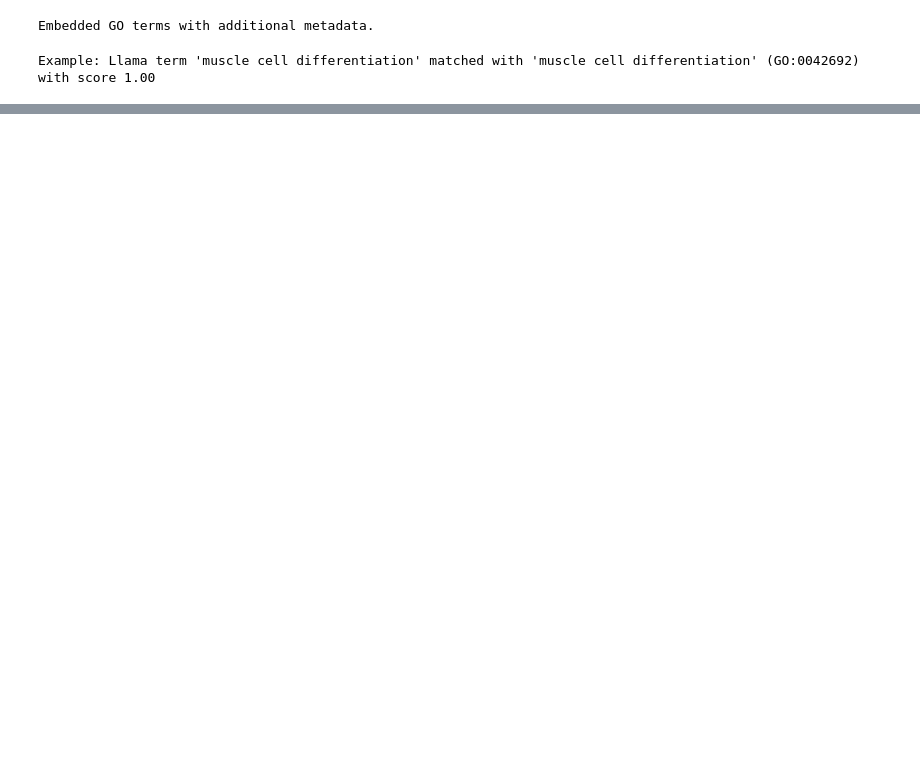
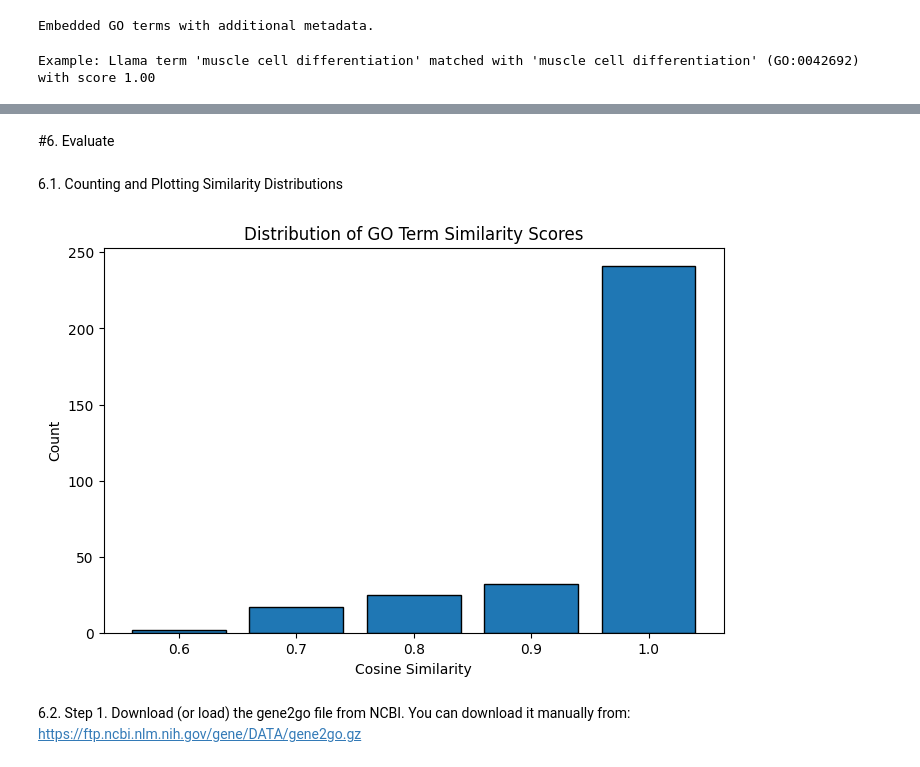
Before and after one commit to Bioin-GOLLM/GOLLM, a Jupyter notebook: Llama3.2-3B-Instruct-Inference/Inference.ipynb, the cells around one changed output, grey strips where cells are left out. Cells and saved outputs as stored; diff of their text form; code cells hidden in the pictures; blank space fills up the shorter version.

```diff
--- a/Llama3.2-3B-Instruct-Inference/Inference.ipynb
+++ b/Llama3.2-3B-Instruct-Inference/Inference.ipynb
@@ -356,9 +374,9 @@ def fetch_and_update_gene_info(gene_dict):
 Entrez.email = "email here"
 # Entrez.api_key = "your_api_key"
 
-xml_path = "output/PMC5453669.xml"
+xml_path = "output/PMC9406740.xml"
 gene_dict = parse_xml_file(xml_path)
-# fetch_and_update_gene_info(gene_dict)  # Optionally fetch gene info from NCBI
+fetch_and_update_gene_info(gene_dict)  # Optionally fetch gene info from NCBI
 
 print("There are {} genes in the paper.".format(len(gene_dict)))
 if len(gene_dict) == 0:
@@ -504,7 +540,7 @@ Example anaylysis output is:
 # prompt = make_go_term_prompt(gene_dict, batch_size=1, batch_index=0)
 # print(prompt)
 
-prompt = make_go_term_prompt(gene_dict, batch_index=1)
+prompt = make_go_term_prompt(gene_dict, batch_size=116, batch_index=0)
 print(prompt)
 # %% [output]
 Analyze the following gene information and text snippets under "Occurrences".
@@ -630,6 +666,6 @@ for i in range(3):
 from groq import Groq
 
 client = Groq(
-    api_key="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"
+    api_key=""
 )
 # %% [output]
@@ -745,7 +817,7 @@ def load_go_ontology(obo_filepath):
     return go_terms
 
 # set the path to your local go.obo (or something else later) file
-obo_file = "C:/Users/aivan/Desktop/BIOIN 401/Go Files/go.obo"
+obo_file = "/content/drive/MyDrive/Colab Notebooks/go.obo"
 go_terms_dict = load_go_ontology(obo_file)
 print(f"Loaded {len(go_terms_dict)} GO terms from {obo_file}")
 # %% [output]
@@ -958,0 +1028,37 @@ Gene: MuRF1
+# %% [markdown]
+#6. Evaluate
+# %% [markdown]
+6.1. Counting and Plotting Similarity Distributions
+# %%
+import matplotlib.pyplot as plt
+from collections import Counter
+
+# Suppose matched_terms is your dictionary of gene predictions (from auto_match_go_terms)
+# where each value is a list of dictionaries with a key 'similarity'
+similarity_scores = []
+for gene, matches in matched_terms.items():
+    for match in matches:
+        similarity_scores.append(match['similarity'])
+
+# Bin the similarity scores, e.g., rounded to one decimal place.
+binned_scores = [round(score, 1) for score in similarity_scores]
+score_counts = Counter(binned_scores)
+
+# Prepare data for the bar plot.
+bins = sorted(score_counts.keys())
+counts = [score_counts[b] for b in bins]
+
+plt.figure(figsize=(8, 5))
+plt.bar(bins, counts, width=0.08, edgecolor='black')
+plt.xlabel('Cosine Similarity')
+plt.ylabel('Count')
+plt.title('Distribution of GO Term Similarity Scores')
+plt.xticks(bins)
+plt.show()
+# %% [output]
+[figure, added]
+# %% [markdown]
+6.2.
+Step 1. Download (or load) the gene2go file from NCBI.
+You can download it manually from:
+   https://ftp.ncbi.nlm.nih.gov/gene/DATA/gene2go.gz
```
Also changed, not shown: parts of 22 cells of this notebook, 3 other files.
